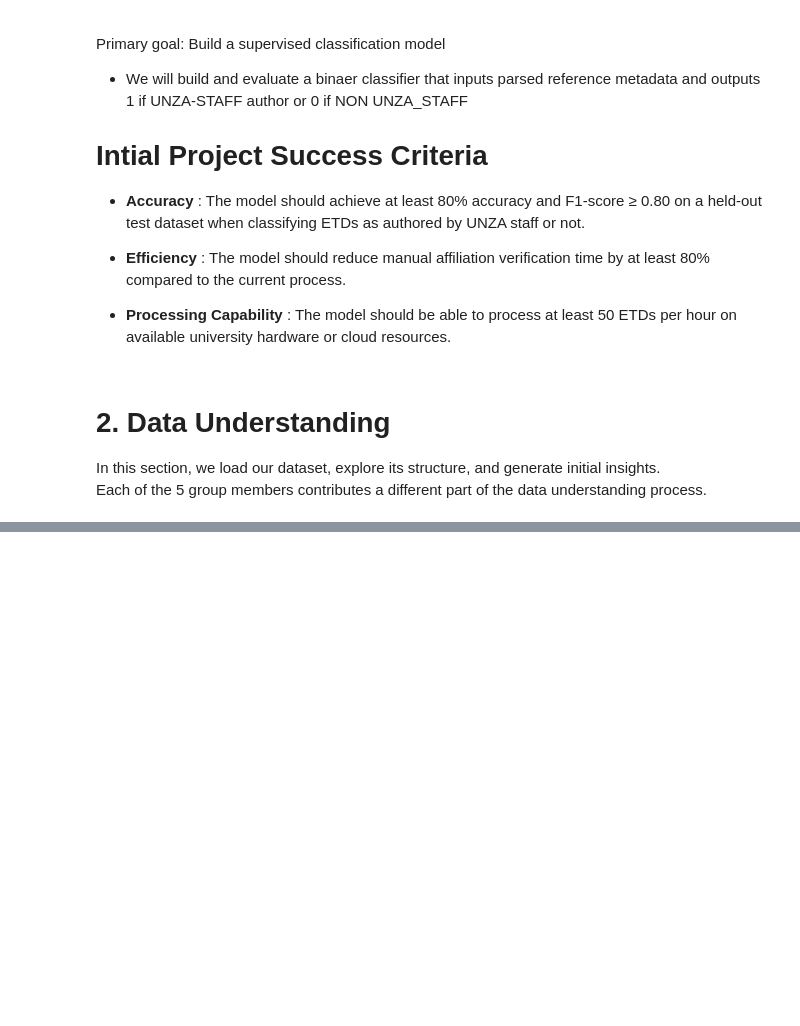
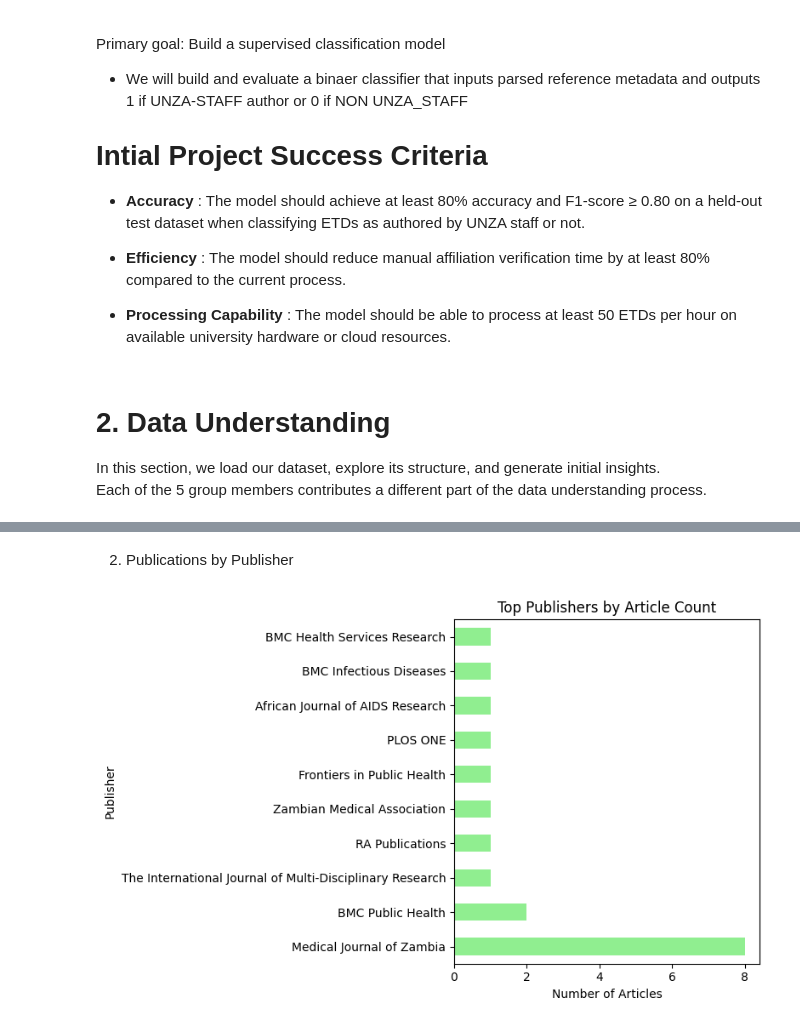
Before and after one commit to JakeSparrow1/project_team_20, a Jupyter notebook: shared_group_notebook.ipynb, the cells around one changed output, grey strips where cells are left out. Drawn from its saved outputs; the diff is of its cells as text; code cells hidden in the pictures; blank space fills up the shorter version.

```diff
--- a/shared_group_notebook.ipynb
+++ b/shared_group_notebook.ipynb
@@ -60,0 +162,11 @@ Drive already mounted at /content/drive; to attempt to forcibly remount, call dr
+# %% [markdown]
+2. Publications by Publisher
+# %%
+df['Publisher'].value_counts().head(10).plot(kind='barh', color='lightgreen', figsize=(8,5))
+plt.title('Top Publishers by Article Count')
+plt.xlabel('Number of Articles')
+plt.ylabel('Publisher')
+plt.tight_layout()
+plt.show()
+# %% [output]
+[figure, added]
```
Also changed, not shown: parts of 20 cells of this notebook.
